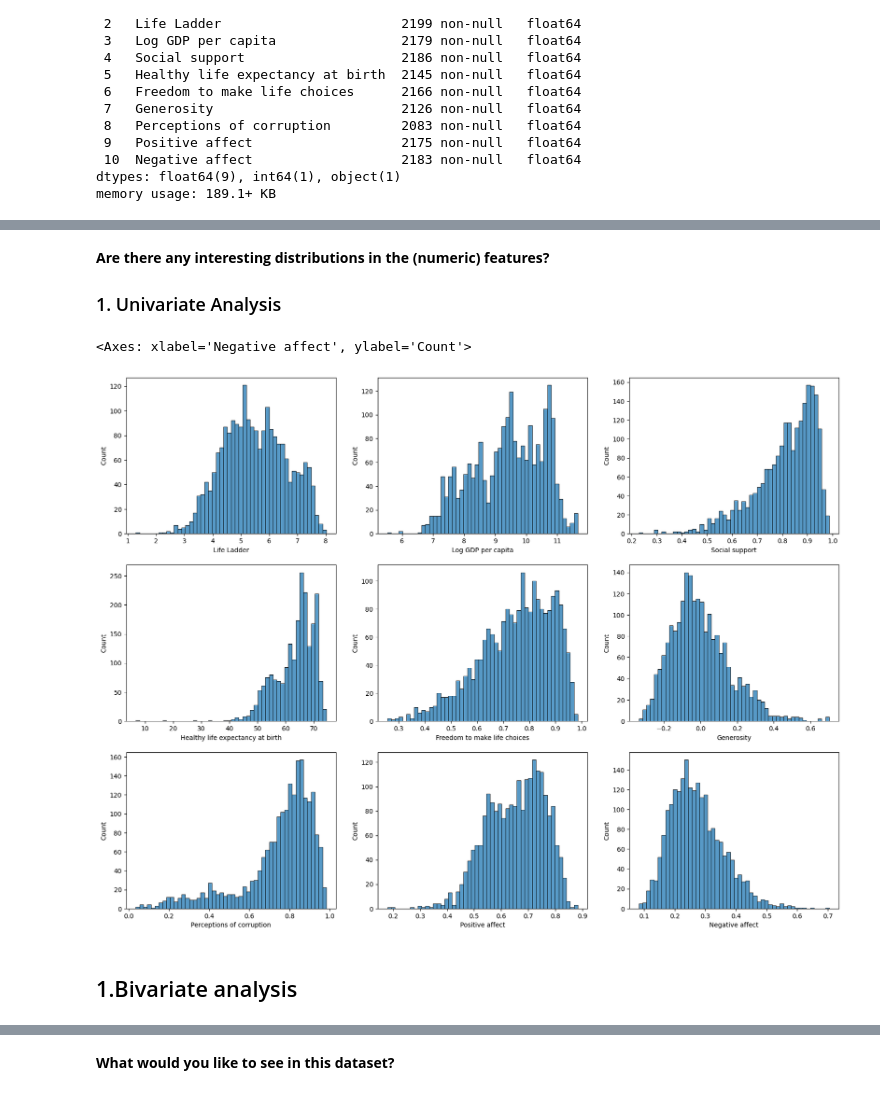
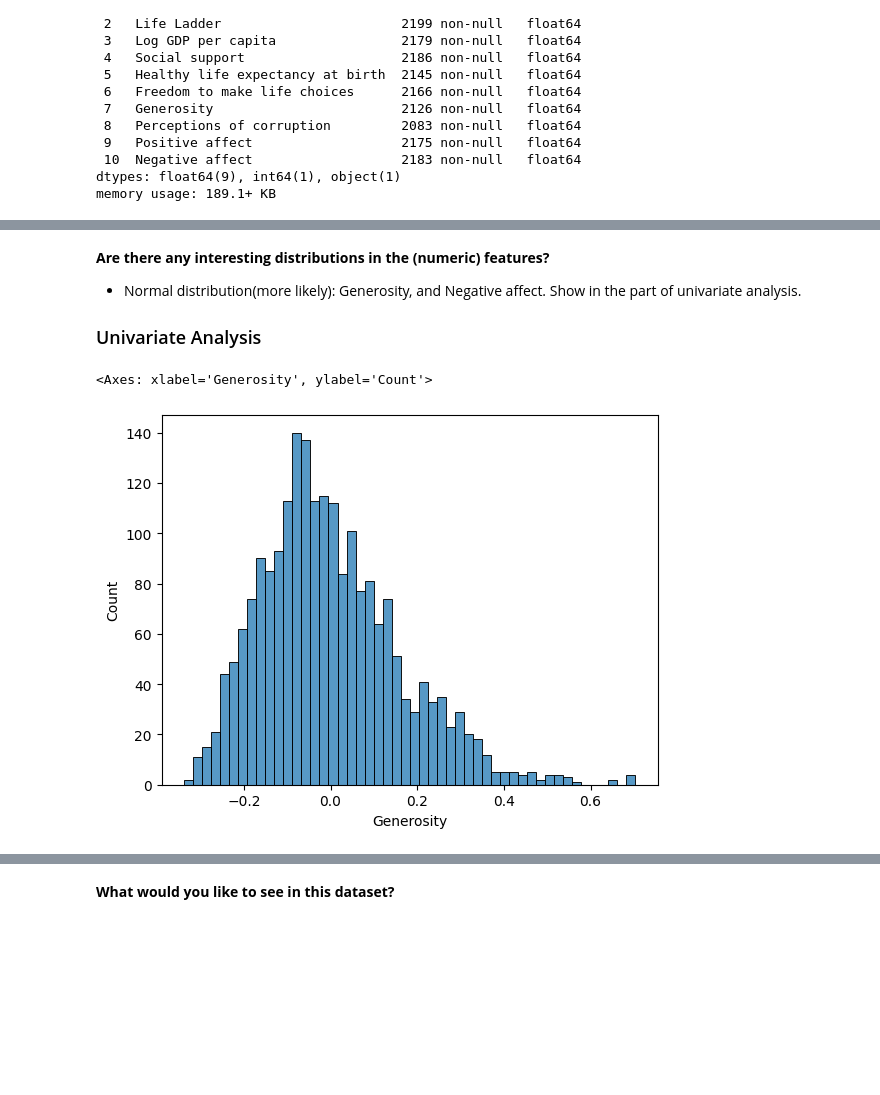
Before and after one commit to USFCA-CS663-Spring2024/happiness-lemonshark05, a Jupyter notebook: Happiness - Assignment 1 - CS 663 (Machine Learning).ipynb, the cells around one changed output, grey strips where cells are left out. Cells and saved outputs as stored; diff of their text form; code cells hidden in the pictures; blank space fills up the shorter version.

```diff
--- a/Happiness - Assignment 1 - CS 663 (Machine Learning).ipynb
+++ b/Happiness - Assignment 1 - CS 663 (Machine Learning).ipynb
@@ -71,24 +83,15 @@ df.describe()
 | max | 2022.000000 | 8.018934 | 11.663788 | 0.987343 | 74.474998 | 0.985178 | ... |
 # %% [markdown]
 **Are there any interesting distributions in the (numeric) features?**
-### 1. Univariate Analysis
+
+* Normal distribution(more likely): Generosity, and Negative affect. Show in the part of univariate analysis.
+
+### Univariate Analysis
 # %%
 import seaborn as sns
 import matplotlib.pyplot as plt
 
-fig, axs = plt.subplots(nrows=3, ncols=3, figsize=(20, 15))
-
-sns.histplot(df['Life Ladder'], bins=50, ax=axs[0, 0])
-sns.histplot(df['Log GDP per capita'], bins=50, ax=axs[0, 1])
-sns.histplot(df['Social support'], bins=50, ax=axs[0, 2])
-sns.histplot(df['Healthy life expectancy at birth'], bins=50, ax=axs[1, 0])
-sns.histplot(df['Freedom to make life choices'], bins=50, ax=axs[1, 1])
-sns.histplot(df['Generosity'], bins=50, ax=axs[1, 2])
-sns.histplot(df['Perceptions of corruption'], bins=50, ax=axs[2, 0])
-sns.histplot(df['Positive affect'], bins=50, ax=axs[2, 1])
-sns.histplot(df['Negative affect'], bins=50, ax=axs[2, 2])
+sns.histplot(df['Generosity'], bins=50)
 # %% [output]
-<Axes: xlabel='Negative affect', ylabel='Count'>
+<Axes: xlabel='Generosity', ylabel='Count'>
-[figure, old version]
+[figure, new version]
-# %% [markdown]
-## 1.Bivariate analysis
```
Also changed, not shown: parts of 24 cells of this notebook, 1 other file.
